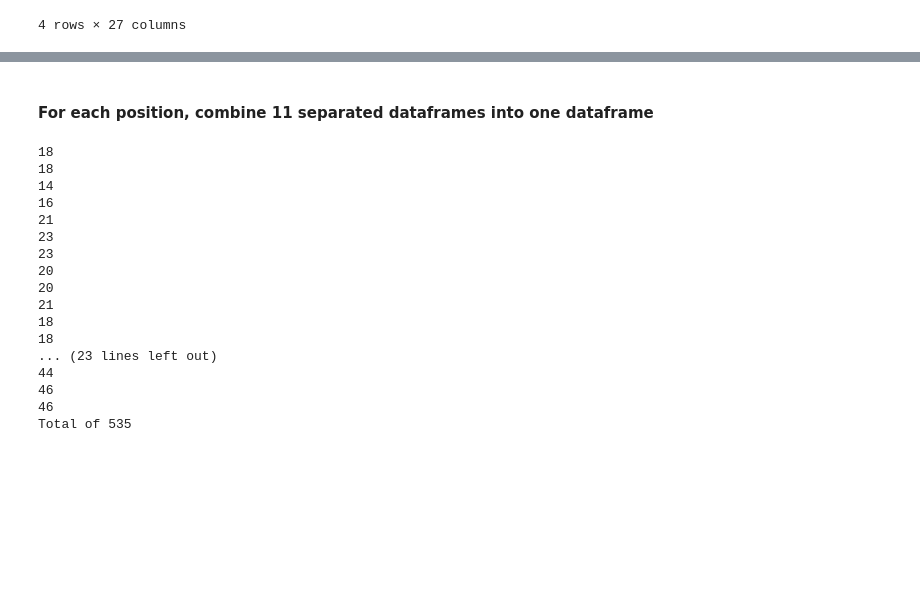
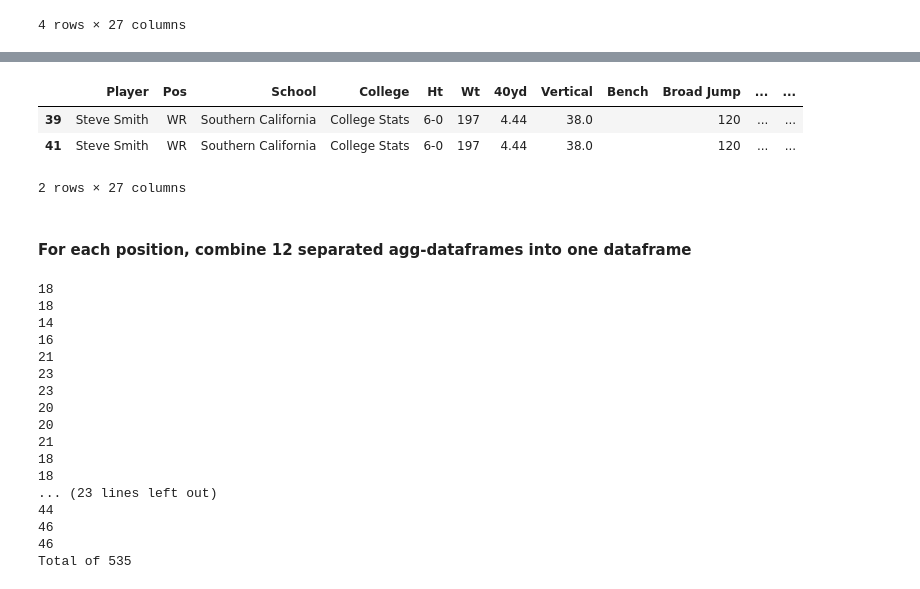
Before and after one commit to jhonsen/NFLplayersValuation, a Jupyter notebook: codes/Step1_DataAcquisition.ipynb, the cells around one changed output, grey strips where cells are left out. Drawn from its saved outputs; the diff is of its cells as text; code cells hidden in the pictures; blank space fills up the shorter version.

```diff
--- a/codes/Step1_DataAcquisition.ipynb
+++ b/codes/Step1_DataAcquisition.ipynb
@@ -424,3 +503,10 @@ findDuplicates(list_data_WR[10])
+# %%
+findDuplicates(list_data_WR[7])
+# %% [output]
+|  | Player | Pos | School | College | Ht | Wt | 40yd | Vertical | Bench | Broad Jump | ... | ... |
+| 39 | Steve Smith | WR | Southern California | College Stats | 6-0 | 197 | 4.44 | 38.0 |  | 120 | ... | ... |
+| 41 | Steve Smith | WR | Southern California | College Stats | 6-0 | 197 | 4.44 | 38.0 |  | 120 | ... | ... |
+2 rows × 27 columns
 # %%
 # Dropping more duplicates
 list_data_WR[5] = list_data_WR[5].drop([12,15,16])    # Chris Henry
@@ -428,7 +514,7 @@ list_data_WR[6] = list_data_WR[6].drop([13])          # Derek Hagan
 list_data_WR[7] = list_data_WR[7].drop([39])          # Steve Smith
 list_data_WR[10] = list_data_WR[10].drop([43, 47,55]) # Mike Williams
 # %% [markdown]
-#### For each position, combine 11 separated dataframes into one dataframe
+#### For each position, combine 12 separated agg-dataframes into one dataframe
 # %%
 #4. Concatenate dataframes for each position
 df_Concat_QB = concatAll4YrSets(list_data_QB).reset_index()
```
Also changed, not shown: parts of 15 cells of this notebook, 5 other files.
